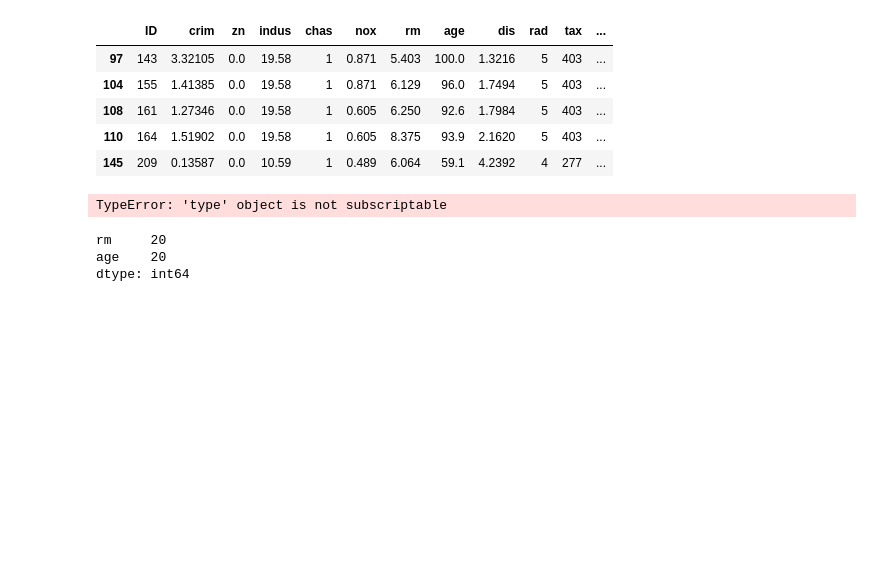
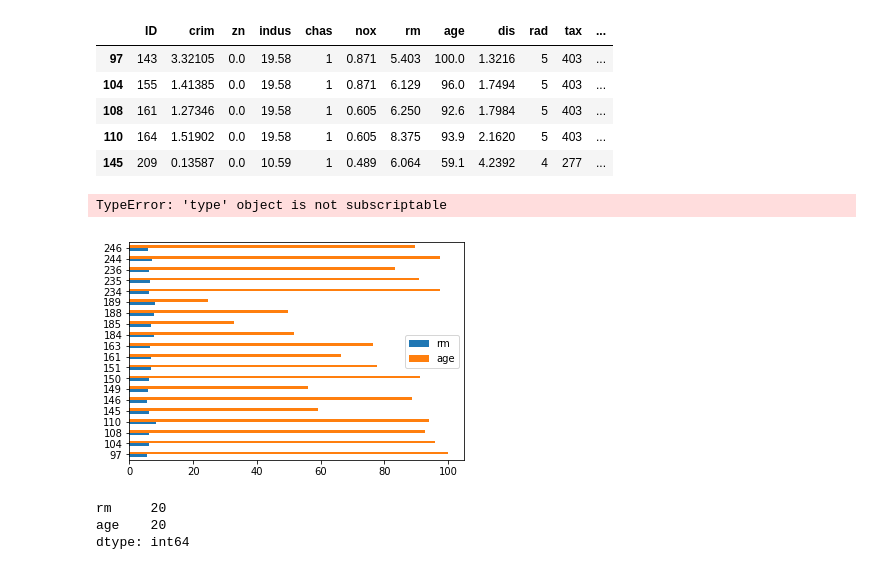
Before and after one commit to lnhdn/dsc-project-eda-with-pandas-nyc-ds-career-042219, a Jupyter notebook: index.ipynb, the cells around one changed output. Drawn from its saved outputs; the diff is of its cells as text; code cells hidden in the pictures; blank space fills up the shorter version.

```diff
--- a/index.ipynb
+++ b/index.ipynb
@@ -149,10 +149,11 @@ near_charles.head()
 # %%
 charles_age_room = near_charles.iloc[:,6:8]
 charles_age_room.head()
 charles_age_room.plot(kind = 'barh')
-plt.xticks= range[:20]
+plt.xticks= range[20]
 # %% [output]
 TypeError: 'type' object is not subscriptable
+[figure, added]
 # %%
 charles_age_room.count()
 # %% [output]
```
